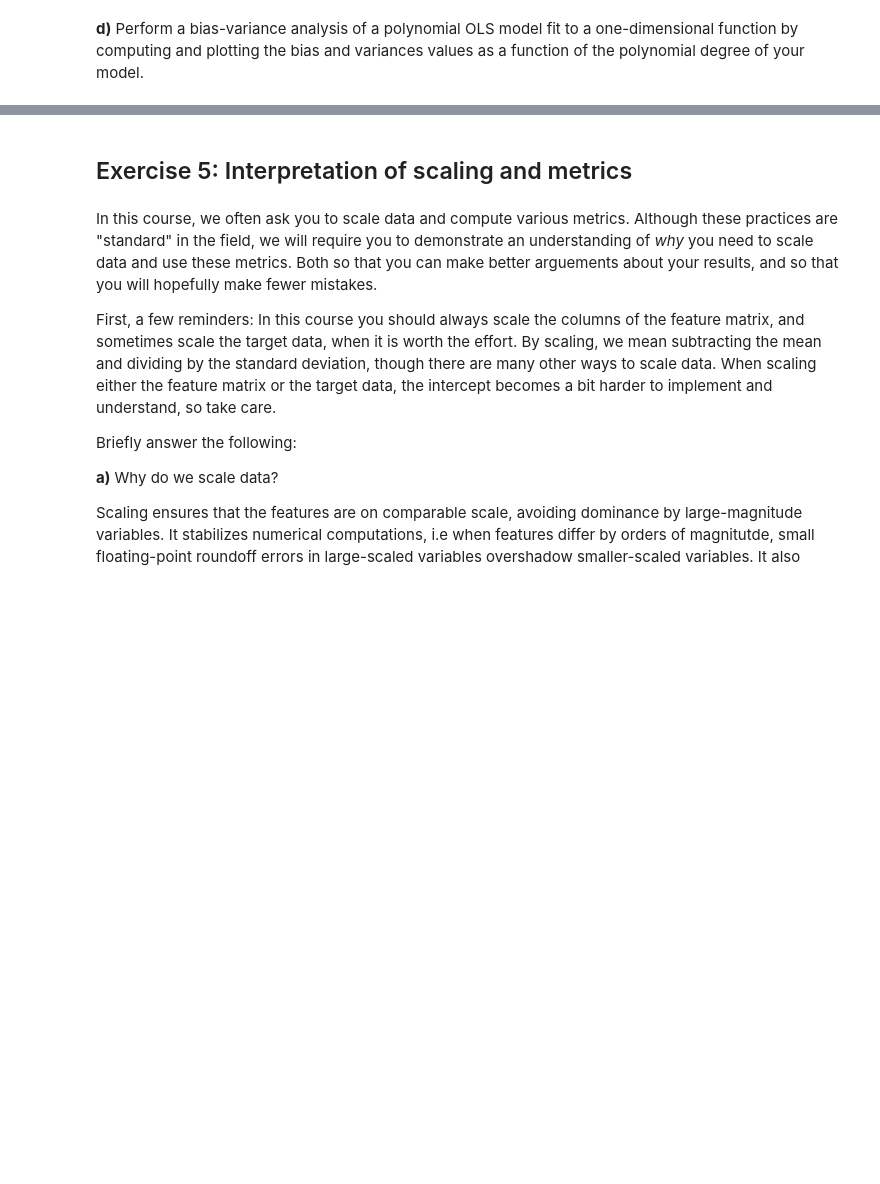
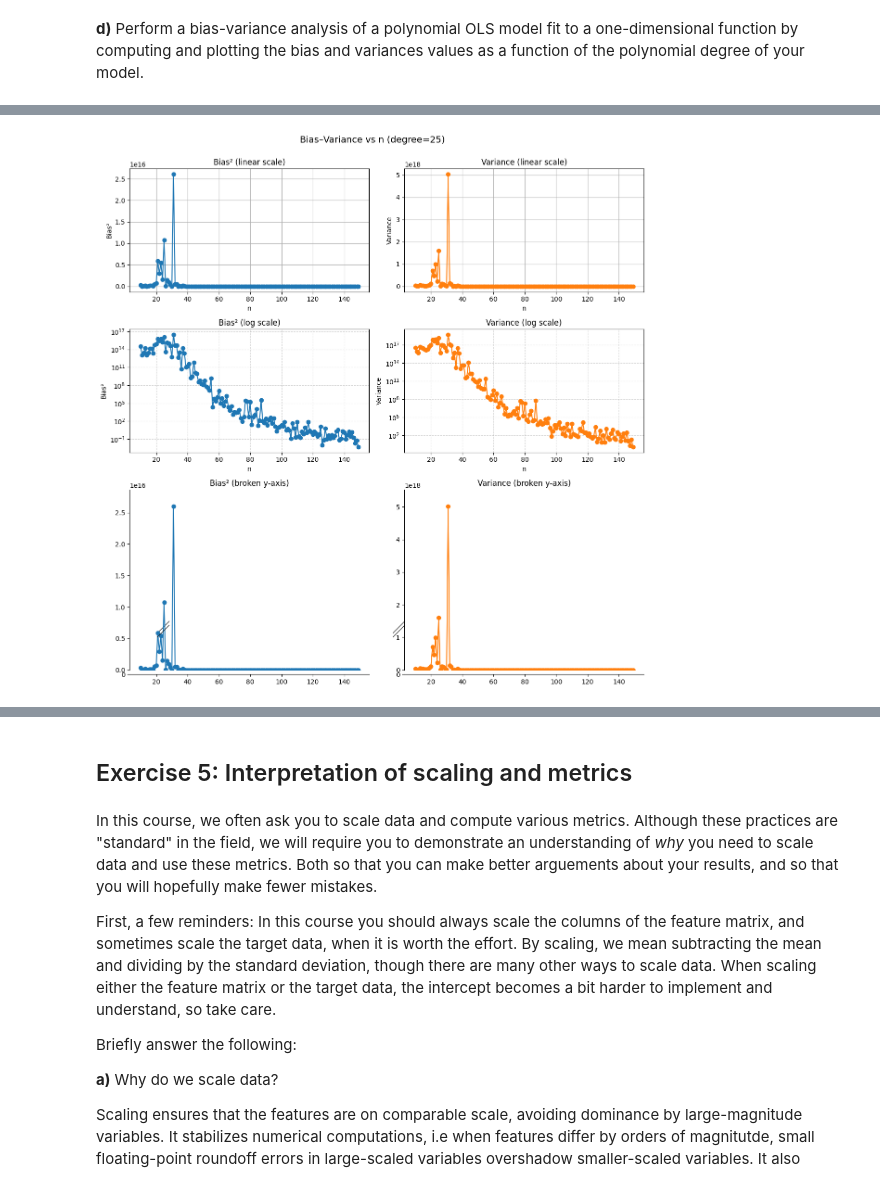
Before and after one commit to viktorbgulbrandsen/fysstk3155, a Jupyter notebook: uke38/exercises.ipynb, the cells around one changed output, grey strips where cells are left out. Cells and saved outputs as stored; diff of their text form; code cells hidden in the pictures; blank space fills up the shorter version.

```diff
--- a/uke38/exercises.ipynb
+++ b/uke38/exercises.ipynb
@@ -839,0 +639,96 @@ Intepretation: variance reflects sample instability and collapses with sample si
+# %%
+import numpy as np
+import matplotlib.pyplot as plt
+from sklearn.preprocessing import PolynomialFeatures
+from sklearn.linear_model import LinearRegression
+from sklearn.utils import resample
+from brokenaxes import brokenaxes   # pip install brokenaxes
+
+degree_fixed = 25
+bootstraps = 200
+n_list = np.arange(10, 150, 1)
+
+biases_n, variances_n = [], []
+
+x_plot = np.linspace(-3, 3, 200).reshape(-1, 1)
+y_true = f(x_plot.ravel())
+poly = PolynomialFeatures(degree_fixed)
+X_plot = poly.fit_transform(x_plot)
+
+for n in n_list:
+    x_sample = np.linspace(-3, 3, n)
+    y_sample = f(x_sample) + np.random.normal(0, 0.1, n)
+
+    predictions = np.zeros((bootstraps, len(x_plot)))
+    for b in range(bootstraps):
+        x_res, y_res = resample(x_sample, y_sample)
+        X_res = poly.transform(x_res.reshape(-1, 1))
+        model = LinearRegression()
+        model.fit(X_res, y_res)
+        predictions[b, :] = model.predict(X_plot)
+
+    mean_pred = predictions.mean(axis=0)
+    bias2 = np.mean((mean_pred - y_true) ** 2)
+    var = np.mean(np.var(predictions, axis=0))
+
+    biases_n.append(bias2)
+    variances_n.append(var)
+
+# --- Create 3x2 grid ---
+fig = plt.figure(figsize=(12, 12))
+gs = fig.add_gridspec(3, 2, height_ratios=[1, 1, 1.5])
+
+# --- Linear scale ---
+ax1 = fig.add_subplot(gs[0, 0])
+ax1.plot(n_list, biases_n, 'o-', color='tab:blue')
+ax1.set_title("Bias² (linear scale)")
+ax1.set_xlabel("n")
+ax1.set_ylabel("Bias²")
+ax1.grid(True)
+
+ax2 = fig.add_subplot(gs[0, 1])
+ax2.plot(n_list, variances_n, 'o-', color='tab:orange')
+ax2.set_title("Variance (linear scale)")
+ax2.set_xlabel("n")
+ax2.set_ylabel("Variance")
+ax2.grid(True)
+
+# --- Log scale ---
+ax3 = fig.add_subplot(gs[1, 0])
+ax3.plot(n_list, biases_n, 'o-', color='tab:blue')
+ax3.set_title("Bias² (log scale)")
+ax3.set_xlabel("n")
+ax3.set_ylabel("Bias²")
+ax3.set_yscale("log")
+ax3.grid(True, which="both", ls="--", alpha=0.5)
+
+ax4 = fig.add_subplot(gs[1, 1])
+ax4.plot(n_list, variances_n, 'o-', color='tab:orange')
+ax4.set_title("Variance (log scale)")
+ax4.set_xlabel("n")
+ax4.set_ylabel("Variance")
+ax4.set_yscale("log")
+ax4.grid(True, which="both", ls="--", alpha=0.5)
+
+# --- Broken y-axes ---
+bax_bias = brokenaxes(
+    ylims=((0, 2.0), (1e6, max(biases_n) * 1.1)),
+    hspace=0.05,
+    subplot_spec=gs[2, 0],
+)
+bax_bias.plot(n_list, biases_n, 'o-', color='tab:blue')
+bax_bias.set_title("Bias² (broken y-axis)")
+
+bax_var = brokenaxes(
+    ylims=((0, 2.0), (1e6, max(variances_n) * 1.1)),
+    hspace=0.05,
+    subplot_spec=gs[2, 1],
+)
+bax_var.plot(n_list, variances_n, 'o-', color='tab:orange')
+bax_var.set_title("Variance (broken y-axis)")
+
+plt.suptitle(f"Bias–Variance vs n (degree={degree_fixed})", y=1, fontsize=14)
+plt.tight_layout()
+plt.show()
+# %% [output]
+[figure, added]
```
Also changed, not shown: parts of 28 cells of this notebook, 2 other files.
